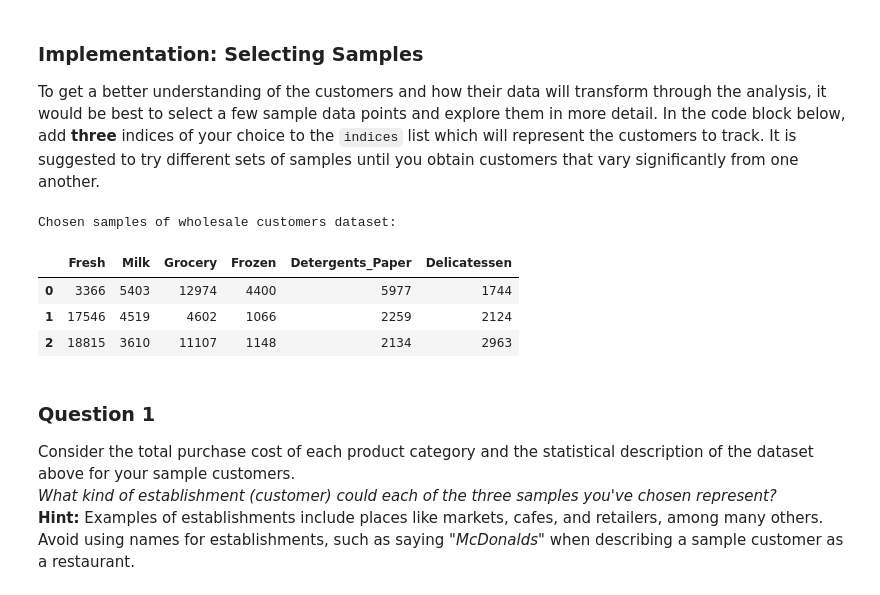
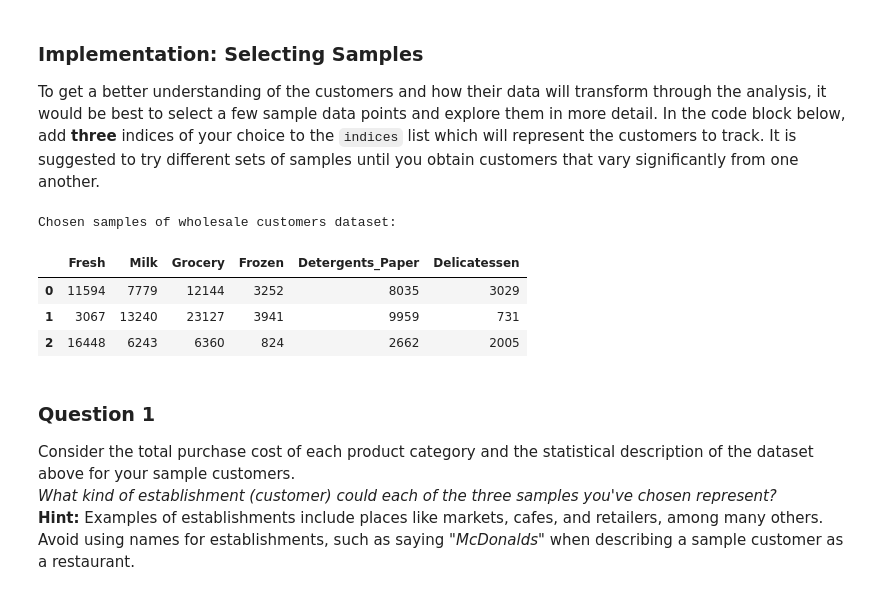
Before and after one commit to simmy88/UdacityMLND, a Jupyter notebook: Customer Segments/customer_segments.ipynb, the cells around one changed output. Cells and saved outputs as stored; diff of their text form; code cells hidden in the pictures.

```diff
--- a/Customer Segments/customer_segments.ipynb
+++ b/Customer Segments/customer_segments.ipynb
@@ -60,18 +60,18 @@ display(data.describe())
 To get a better understanding of the customers and how their data will transform through the analysis, it would be best to select a few sample data points and explore them in more detail. In the code block below, add **three** indices of your choice to the `indices` list which will represent the customers to track. It is suggested to try different sets of samples until you obtain customers that vary significantly from one another.
 # %%
 # TODO: Select three indices of your choice you wish to sample from the dataset
-indices = [10,20,30]
+indices = [100,200,300]
 
 # Create a DataFrame of the chosen samples
 samples = pd.DataFrame(data.loc[indices], columns = data.keys()).reset_index(drop = True)
 print "Chosen samples of wholesale customers dataset:"
 display(samples)
 # %% [output]
 Chosen samples of wholesale customers dataset:
 |  | Fresh | Milk | Grocery | Frozen | Detergents_Paper | Delicatessen |
-| 0 | 3366 | 5403 | 12974 | 4400 | 5977 | 1744 |
-| 1 | 17546 | 4519 | 4602 | 1066 | 2259 | 2124 |
-| 2 | 18815 | 3610 | 11107 | 1148 | 2134 | 2963 |
+| 0 | 11594 | 7779 | 12144 | 3252 | 8035 | 3029 |
+| 1 | 3067 | 13240 | 23127 | 3941 | 9959 | 731 |
+| 2 | 16448 | 6243 | 6360 | 824 | 2662 | 2005 |
 # %% [markdown]
 ### Question 1
 Consider the total purchase cost of each product category and the statistical description of the dataset above for your sample customers.
```
Also changed, not shown: parts of 24 cells of this notebook, 1 other file.
